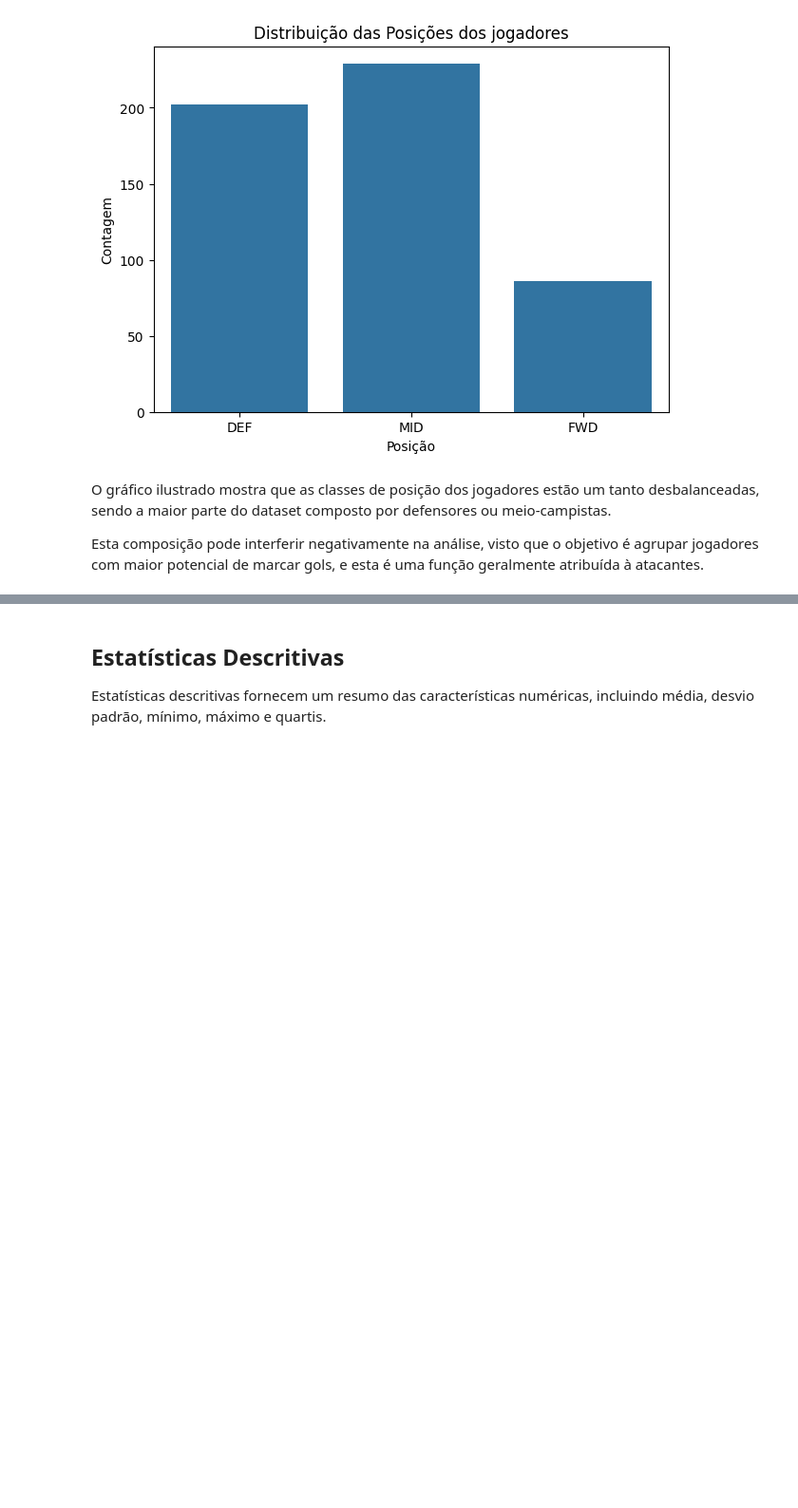
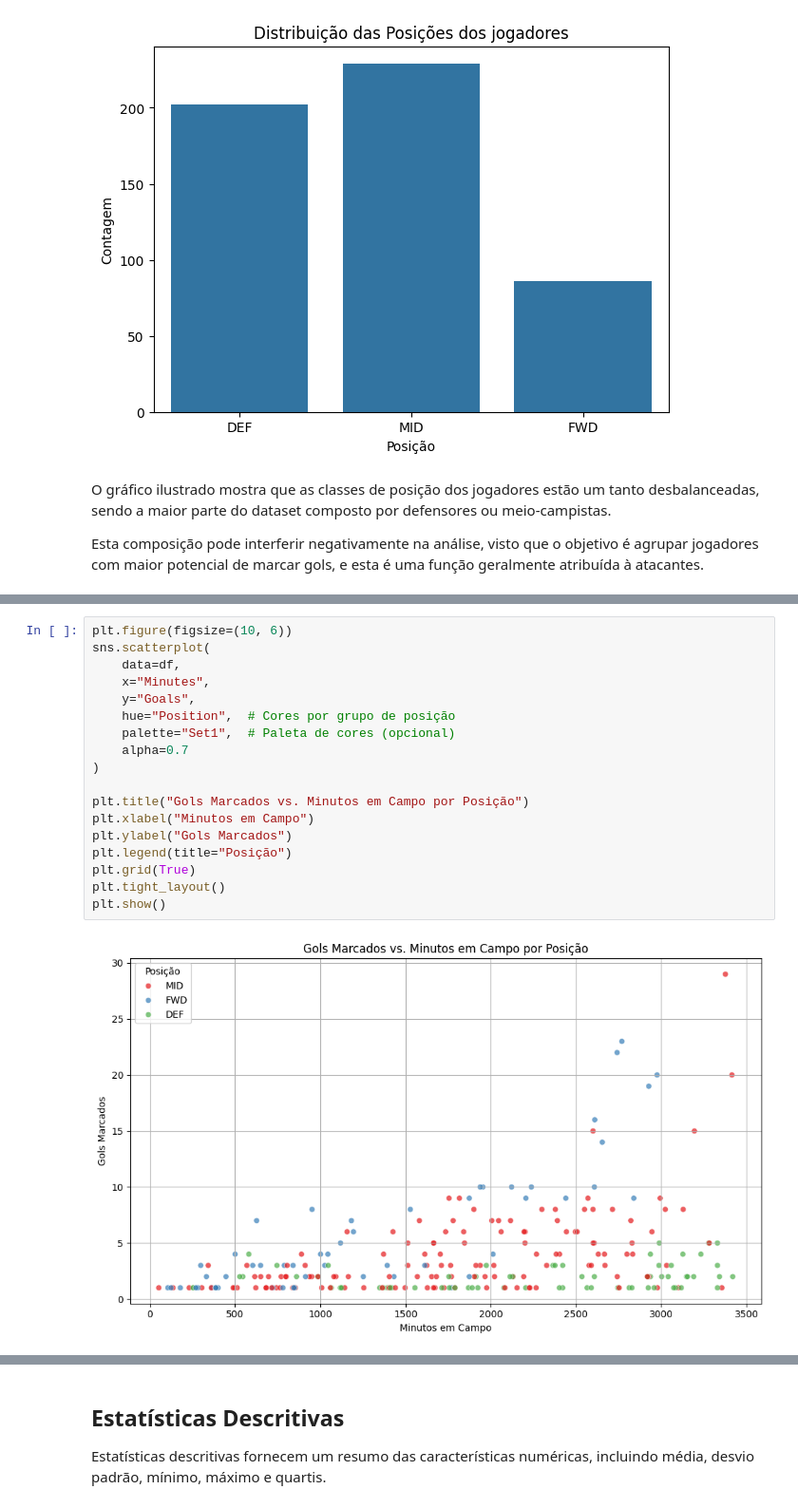
Before and after one commit to vitorwogel/MVP-Data-Analytics, a Jupyter notebook: MVP_Análise_de_Dados_e_Boas_Práticas.ipynb, the cells around one changed output, grey strips where cells are left out. Shown: that part at 95% size. Saved outputs shown, nothing was run; the diff lists cells and outputs as text; blank space fills up the shorter version.

```diff
--- a/MVP_Análise_de_Dados_e_Boas_Práticas.ipynb
+++ b/MVP_Análise_de_Dados_e_Boas_Práticas.ipynb
@@ -151,0 +171,20 @@ Esta composição pode interferir negativamente na análise, visto que o objetiv
+# %%
+plt.figure(figsize=(10, 6))
+sns.scatterplot(
+    data=df,
+    x="Minutes",
+    y="Goals",
+    hue="Position",  # Cores por grupo de posição
+    palette="Set1",  # Paleta de cores (opcional)
+    alpha=0.7
+)
+
+plt.title("Gols Marcados vs. Minutos em Campo por Posição")
+plt.xlabel("Minutos em Campo")
+plt.ylabel("Gols Marcados")
+plt.legend(title="Posição")
+plt.grid(True)
+plt.tight_layout()
+plt.show()
+# %% [output]
+[figure, added]
```
Also changed, not shown: parts of 10 cells of this notebook.
